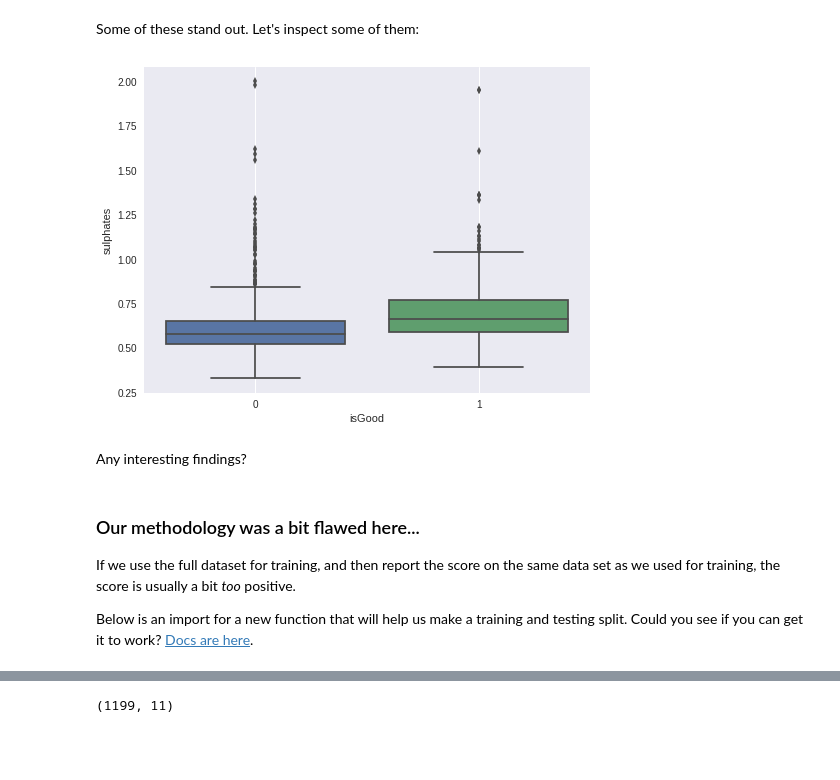
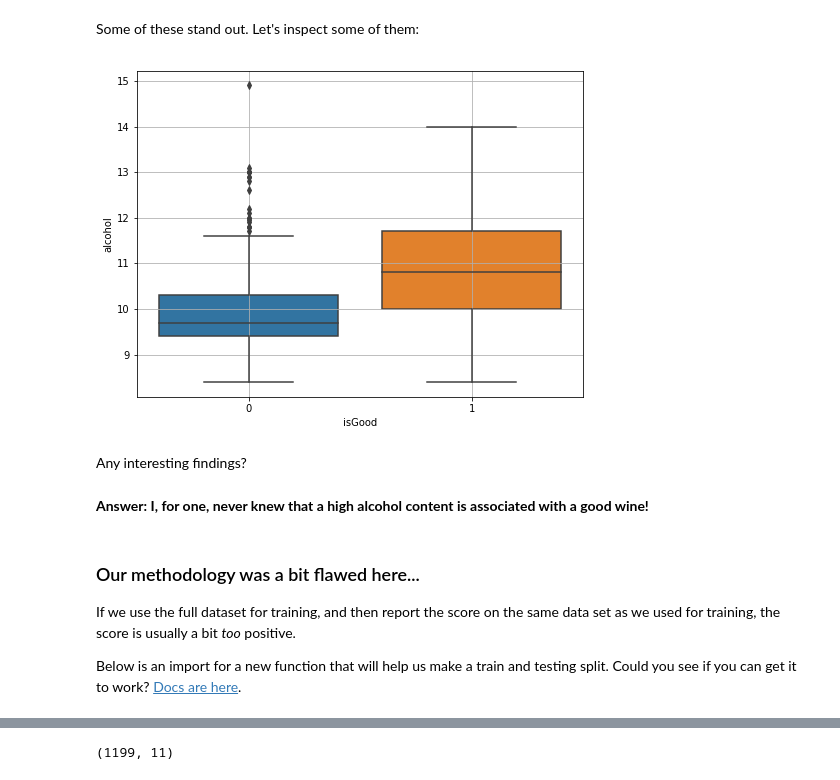
Before and after one commit to jvanlier/ML_DL_Intro_Course, a Jupyter notebook: Day1Notebooks/solutions/2_logistic_regression.ipynb, the cells around one changed output, grey strips where cells are left out. Cells and saved outputs as stored; diff of their text form; code cells hidden in the pictures; blank space fills up the shorter version.

```diff
--- a/Day1Notebooks/solutions/2_logistic_regression.ipynb
+++ b/Day1Notebooks/solutions/2_logistic_regression.ipynb
@@ -169,18 +165,20 @@ coef_map
 Some of these stand out. Let's inspect some of them:
 # %%
 plt.figure(figsize=(8, 6))
-sns.boxplot(x="isGood", y="sulphates", data=df)
+sns.boxplot(x="isGood", y="alcohol", data=df)
 plt.grid()
 # %% [output]
-[figure, old version]
+[figure, new version]
 # %% [markdown]
 Any interesting findings?
+# %% [markdown]
+**Answer: I, for one, never knew that a high alcohol content is associated with a good wine!**
 # %% [markdown]
 ### Our methodology was a bit flawed here...
 
 If we use the full dataset for training, and then report the score on the same data set as we used for training, the score is usually a bit *too* positive.
 
-Below is an import for a new function that will help us make a training and testing split. Could you see if you can get it to work? [Docs are here](https://scikit-learn.org/stable/modules/generated/sklearn.model_selection.train_test_split.html).
+Below is an import for a new function that will help us make a train and testing split. Could you see if you can get it to work? [Docs are here](https://scikit-learn.org/stable/modules/generated/sklearn.model_selection.train_test_split.html).
 # %%
 from sklearn.model_selection import train_test_split
 # %%
```
Also changed, not shown: parts of 32 cells of this notebook, 1 other file.
